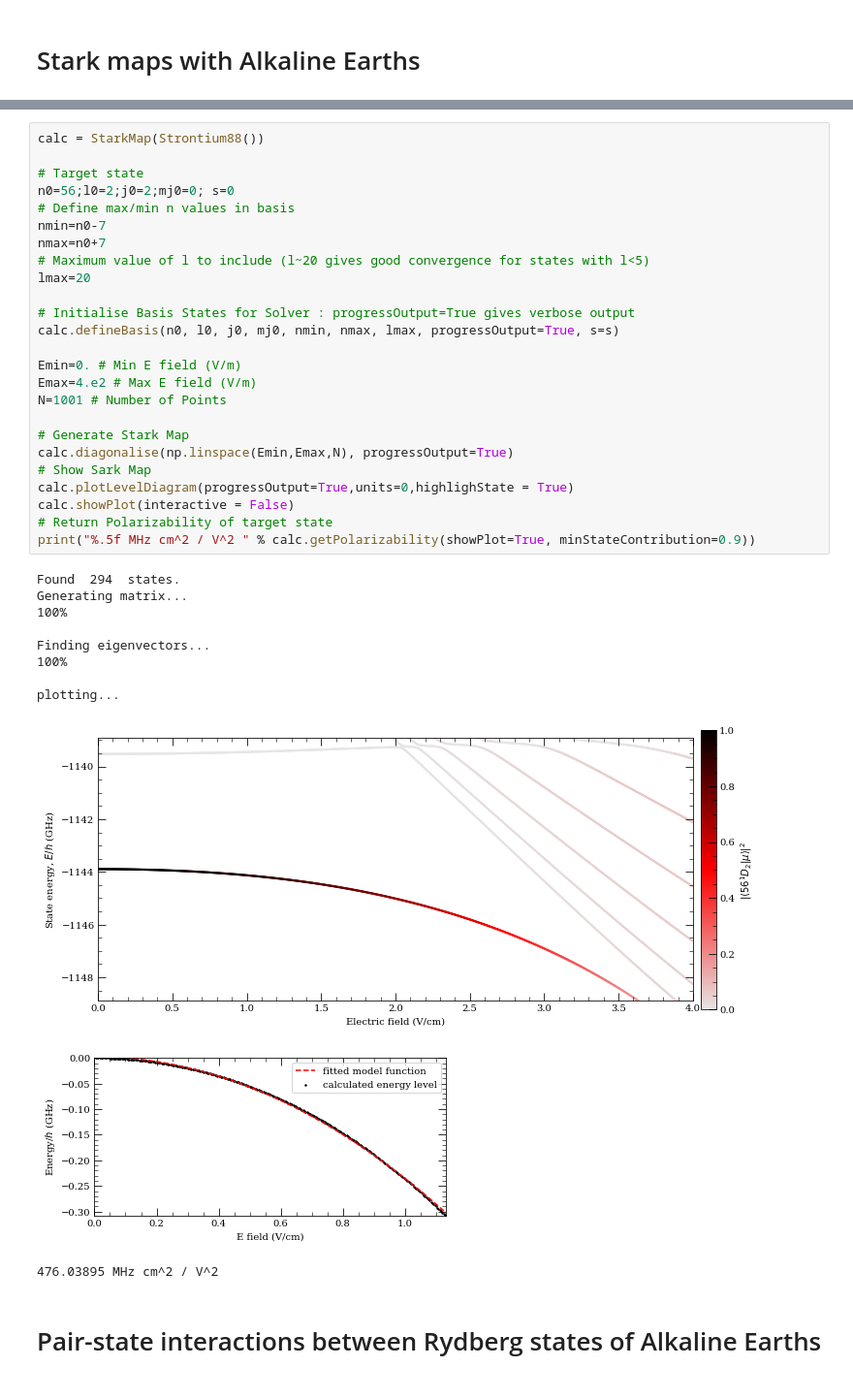
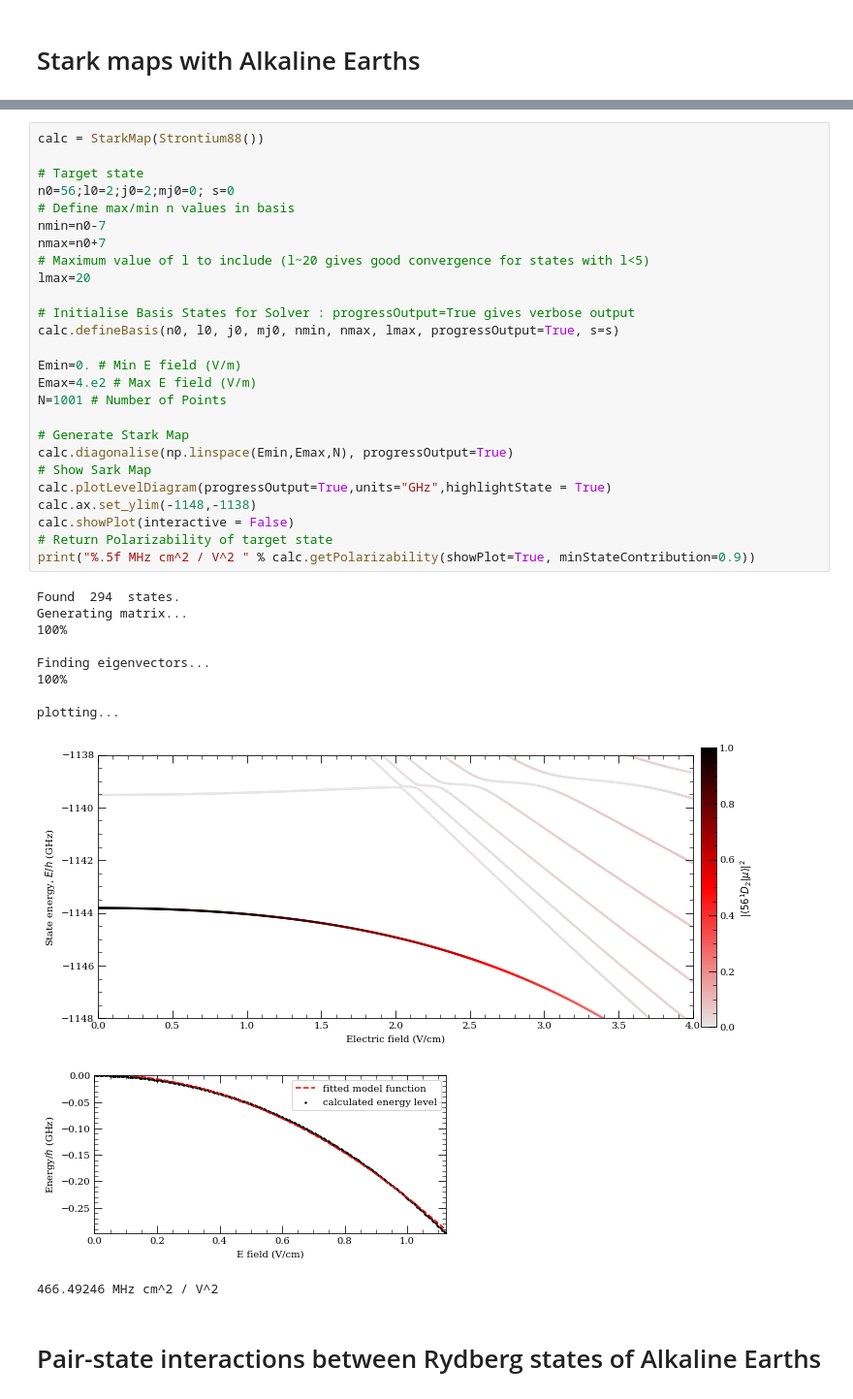
Before and after one commit to nikolasibalic/ARC-Alkali-Rydberg-Calculator, a Jupyter notebook: doc/ARC_3_0_introduction.ipynb, the cells around one changed output, grey strips where cells are left out. Shown at 97% size. Saved outputs shown, nothing was run; the diff lists cells and outputs as text.

```diff
--- a/doc/ARC_3_0_introduction.ipynb
+++ b/doc/ARC_3_0_introduction.ipynb
@@ -328,37 +323,38 @@ calc = StarkMap(Strontium88())
 # Target state
 n0=56;l0=2;j0=2;mj0=0; s=0
 # Define max/min n values in basis
 nmin=n0-7
 nmax=n0+7
 # Maximum value of l to include (l~20 gives good convergence for states with l<5)
 lmax=20
 
 # Initialise Basis States for Solver : progressOutput=True gives verbose output
 calc.defineBasis(n0, l0, j0, mj0, nmin, nmax, lmax, progressOutput=True, s=s)
 
 Emin=0. # Min E field (V/m)
 Emax=4.e2 # Max E field (V/m)
 N=1001 # Number of Points
 
 # Generate Stark Map
 calc.diagonalise(np.linspace(Emin,Emax,N), progressOutput=True)
 # Show Sark Map
-calc.plotLevelDiagram(progressOutput=True,units=0,highlighState = True)
+calc.plotLevelDiagram(progressOutput=True,units="GHz",highlightState = True)
+calc.ax.set_ylim(-1148,-1138)
 calc.showPlot(interactive = False)
 # Return Polarizability of target state
 print("%.5f MHz cm^2 / V^2 " % calc.getPolarizability(showPlot=True, minStateContribution=0.9))
 # %% [output]
 Found  294  states.
 Generating matrix...
 100%
 
 Finding eigenvectors...
 100%
 
 plotting...
-[figure, old version]
+[figure, new version]
-[figure, old version]
+[figure, new version]
-476.03895 MHz cm^2 / V^2
+466.49246 MHz cm^2 / V^2
 # %% [markdown]
 # Pair-state interactions between Rydberg states of Alkaline Earths
 # %%
```
Also changed, not shown: parts of 15 cells of this notebook, 1 other file.
